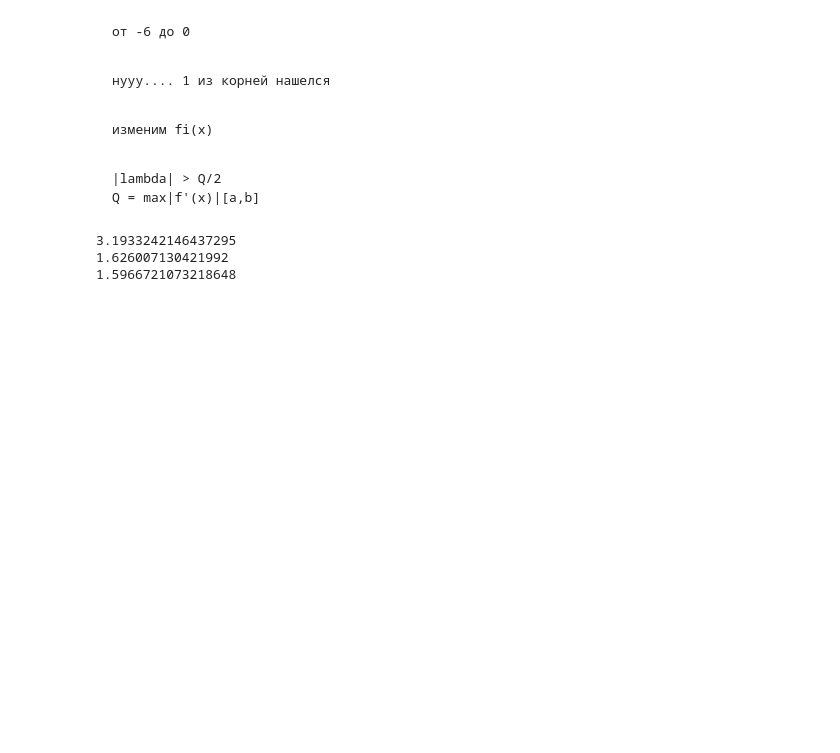
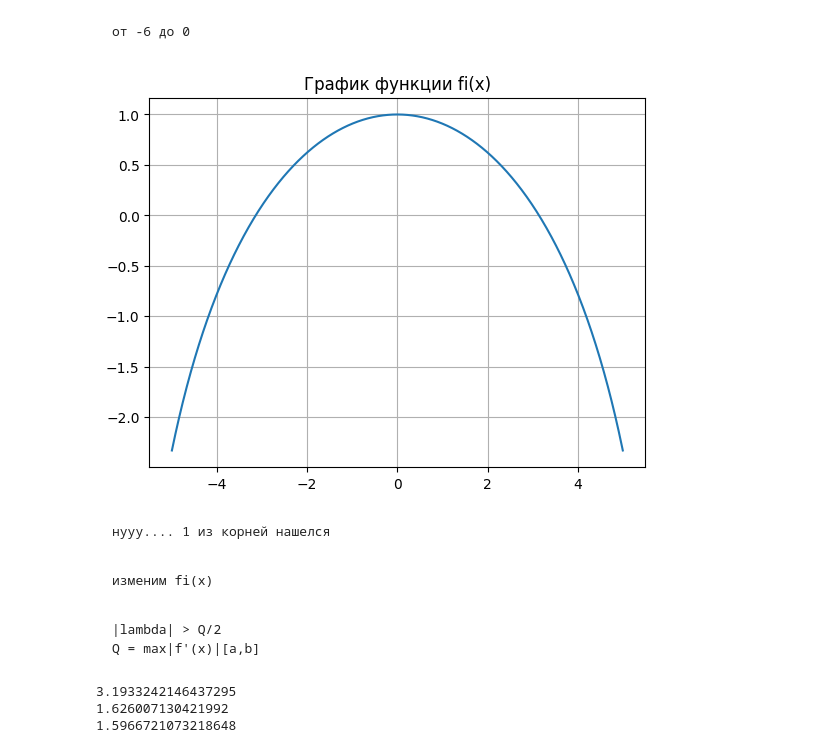
Before and after one commit to Iversy/mmps, a Jupyter notebook: лаб31мопс.ipynb, the cells around one changed output. Drawn from its saved outputs; the diff is of its cells as text; code cells hidden in the pictures; blank space fills up the shorter version.

```diff
--- a/лаб31мопс.ipynb
+++ b/лаб31мопс.ipynb
@@ -89,3 +89,20 @@ def simplest_iter(a,eps):
     while abs(x-x0) > eps:
         x,x0,k = fi(x), x, k+1
     return x, k
+# %%
+def fii(x):
+    try:
+        return math.log2(1+math.cos(x/2))
+    except:
+        return 5e-34
+def Fii(x):
+    return np.log2(1+np.cos(x/2))
+# %%
+X = np.linspace(-5,5,1000)
+Y = Fii(X)
+plt.title("График функции fi(x)")
+sns.lineplot(x=X,y=Y)
+plt.grid()
+plt.show()
+# %% [output]
+[figure, added]
```
Also changed, not shown: parts of 7 cells of this notebook.
